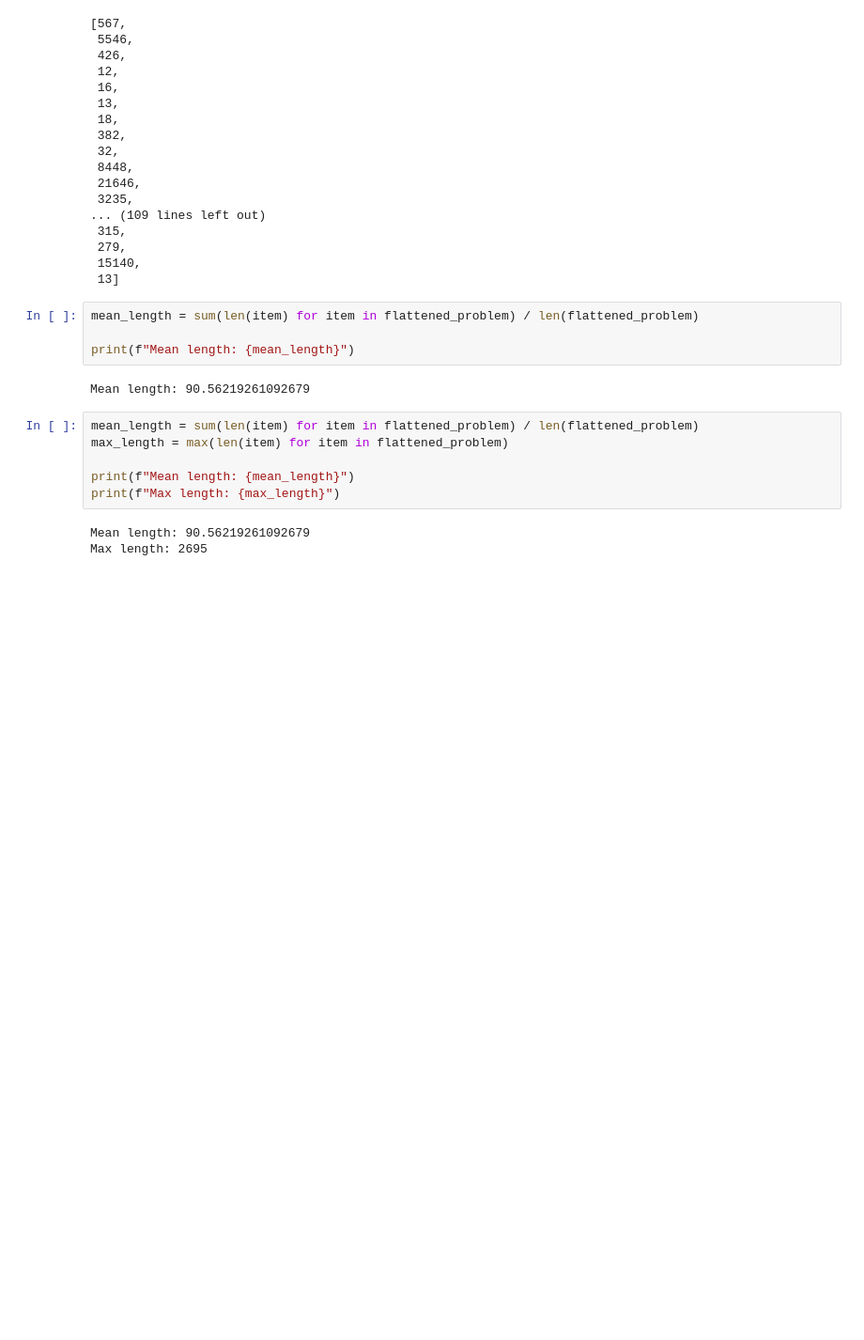
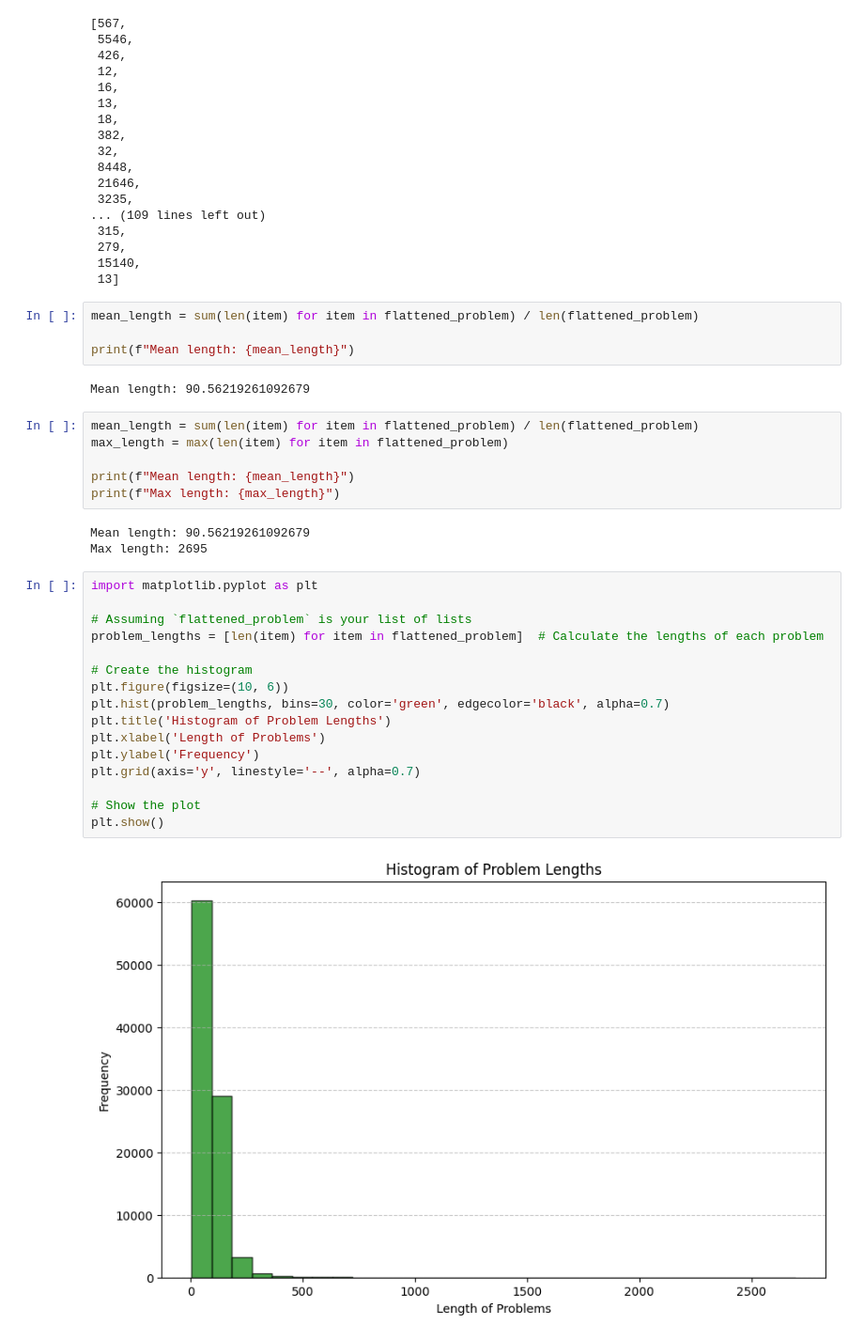
Before and after one commit to Neelectric/ModelDiffing, a Jupyter notebook: general_data_viz.ipynb, the cells around one changed output. Shown at 94% size. Saved outputs shown, nothing was run; the diff lists cells and outputs as text; blank space fills up the shorter version.

```diff
--- a/general_data_viz.ipynb
+++ b/general_data_viz.ipynb
@@ -345,3 +345,21 @@ print(f"Max length: {max_length}")
 # %% [output]
 Mean length: 90.56219261092679
 Max length: 2695
+# %%
+import matplotlib.pyplot as plt
+
+# Assuming `flattened_problem` is your list of lists
+problem_lengths = [len(item) for item in flattened_problem]  # Calculate the lengths of each problem
+
+# Create the histogram
+plt.figure(figsize=(10, 6))
+plt.hist(problem_lengths, bins=30, color='green', edgecolor='black', alpha=0.7)
+plt.title('Histogram of Problem Lengths')
+plt.xlabel('Length of Problems')
+plt.ylabel('Frequency')
+plt.grid(axis='y', linestyle='--', alpha=0.7)
+
+# Show the plot
+plt.show()
+# %% [output]
+[figure, added]
```
